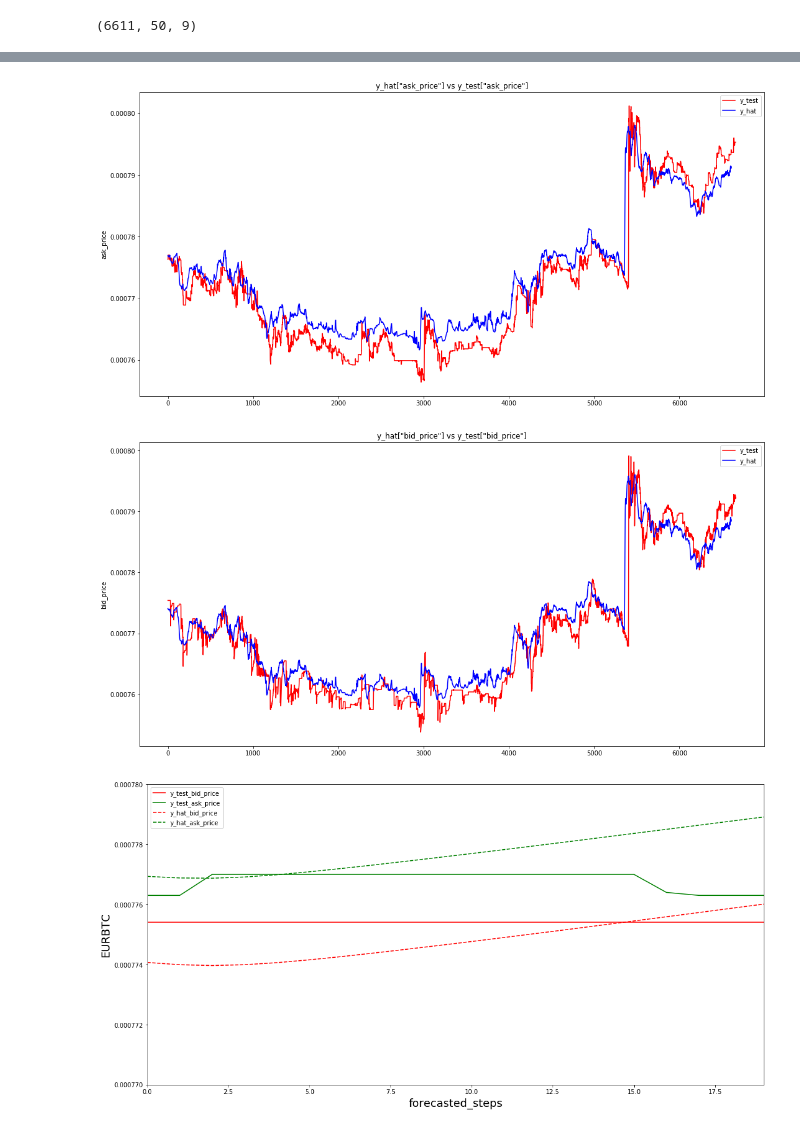
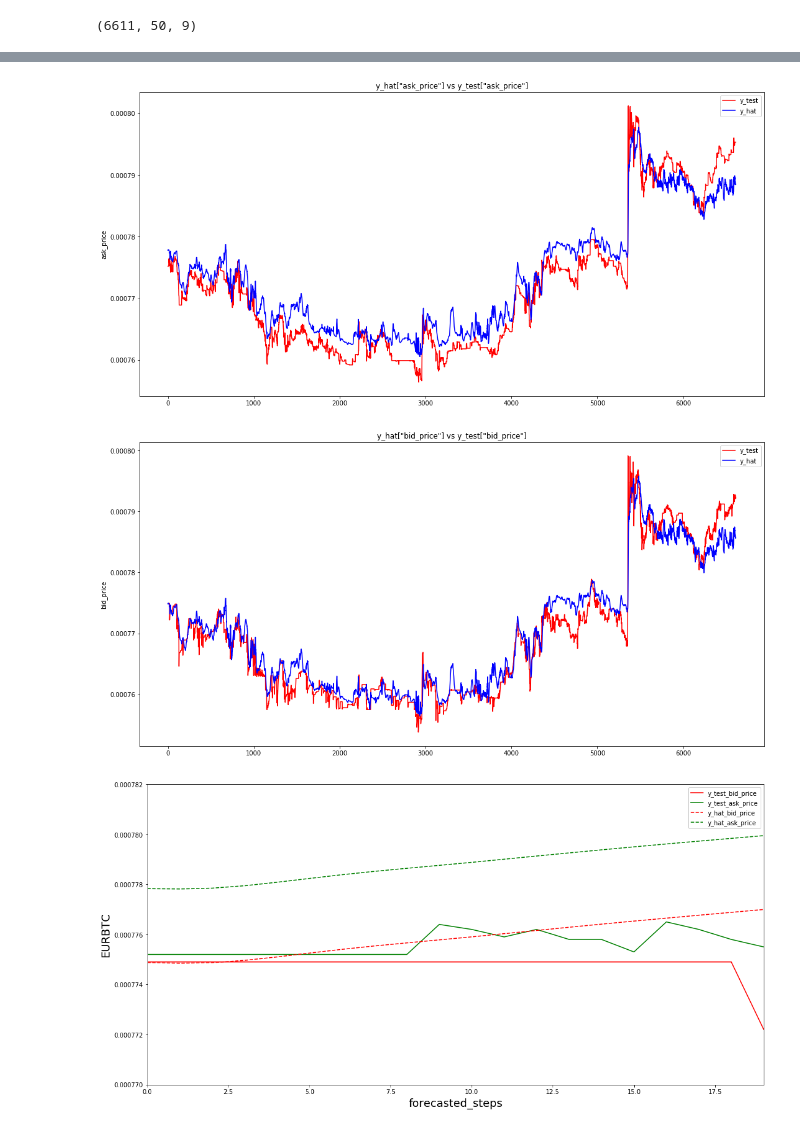
Before and after one commit to Pizzly-Bear/predicting-future-bitcoin-prices, a Jupyter notebook: LSTM Multiple Features - Sliding Window.ipynb, the cells around one changed output, grey strips where cells are left out. Cells and saved outputs as stored; diff of their text form; code cells hidden in the pictures.

```diff
--- a/LSTM Multiple Features - Sliding Window.ipynb
+++ b/LSTM Multiple Features - Sliding Window.ipynb
@@ -79,4 +81,5 @@ print(x_test.shape)
 # %% [output]
 (6611, 50, 9)
 # %%
-model = Sequential()
+model = load_model('multiple_features_50_steps_50_epochs.h5')
+# model = Sequential()
@@ -130,7 +143,7 @@ test loss, test acc: 0.018223419249612252
 y_hat = model.predict(x_test)
 y_hat = sc.inverse_transform(y_hat)
 # %%
-y_test = test.reset_index()
+y_test = test[steps:].reset_index(drop=True)
 
 # Visualise the ask_price predictions
 plt.figure(figsize = (18,9))
@@ -150,8 +163,8 @@ plt.ylabel('bid_price')
 plt.legend()
 plt.show()
 # %% [output]
-[figure, old version]
+[figure, new version]
-[figure, old version]
+[figure, new version]
 # %%
 def moving_test_window_preds(start, n_future_preds):
 
@@ -189,20 +202,19 @@ def moving_test_window_preds(start, n_future_preds):
 n_future_preds = 20
 prediction = moving_test_window_preds(0,n_future_preds)
 # %%
-actuals = test.reset_index()
 plt.figure(figsize = (18,9))
-plt.plot(actuals["bid_price"], color = 'red', label='y_test_bid_price')
-plt.plot(actuals["ask_price"], color = 'green', label='y_test_ask_price')
+plt.plot(y_test["bid_price"], color = 'red', label='y_test_bid_price')
+plt.plot(y_test["ask_price"], color = 'green', label='y_test_ask_price')
 plt.plot(prediction[:,3], color = 'red', label='y_hat_bid_price', linestyle='--')
 plt.plot(prediction[:,0], color = 'green', label='y_hat_ask_price', linestyle='--')
 plt.gca().set_xlim(0,prediction.shape[0]-1)
-plt.gca().set_ylim(0.00077,0.00078)
+plt.gca().set_ylim(0.00077,0.000782)
 plt.xlabel('forecasted_steps', fontsize=18)
 plt.ylabel('EURBTC', fontsize=18)
 plt.legend()
 plt.show()
 # %% [output]
-[figure, old version]
+[figure, new version]
 # %%
 def multiple_predictions():
 
```
Also changed, not shown: parts of 9 cells of this notebook.
